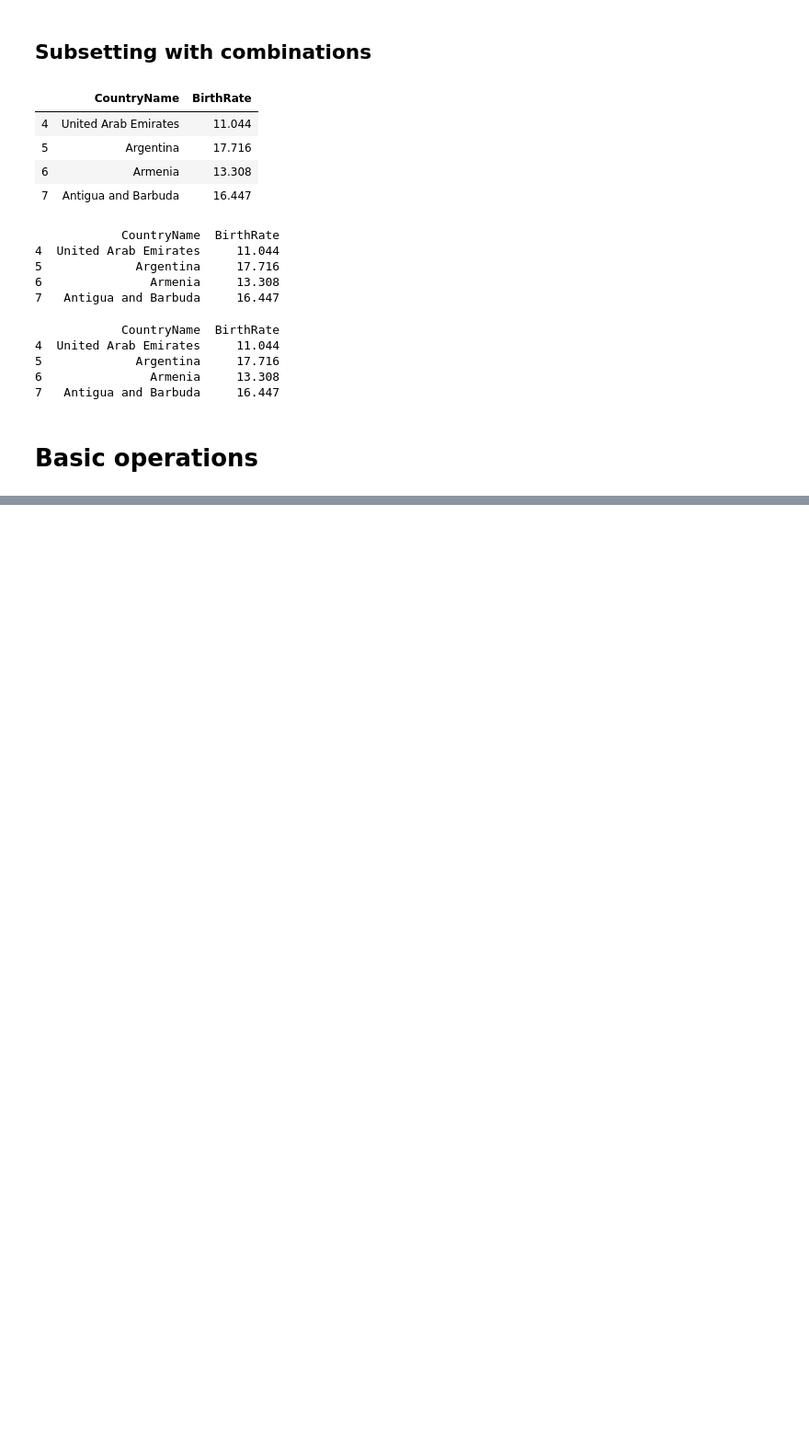
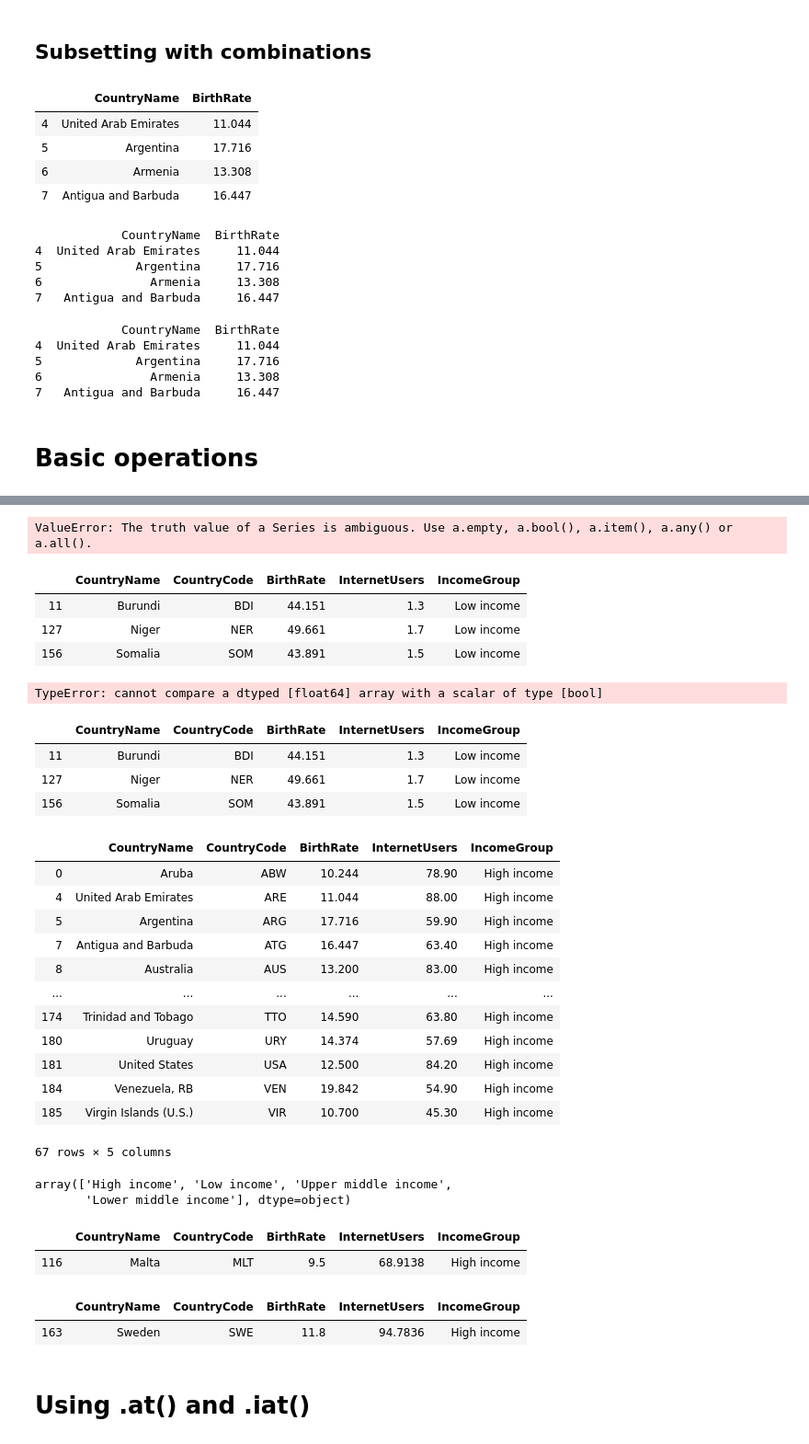
Before and after one commit to golgor/python-courses, a Jupyter notebook: Module 4/4.3 Dataframes.ipynb, the cells around one changed output, grey strips where cells are left out. Shown at 92% size. Saved outputs shown, nothing was run; the diff lists cells and outputs as text; code cells hidden in the pictures; blank space fills up the shorter version.

```diff
--- a/Module 4/4.3 Dataframes.ipynb
+++ b/Module 4/4.3 Dataframes.ipynb
@@ -218,0 +275,2 @@ print(stats[["CountryName", "BirthRate"]][4:8])
+# %%
+stats = stats.drop("MyCalc", 1)
@@ -218,0 +307,60 @@ print(stats[["CountryName", "BirthRate"]][4:8])
+# %%
+# Combining filters does not work with keywoard "and". "and" assumes a single value, not a list or array of True / False
+stats[filter1 and filter2]
+# %% [output]
+ValueError: The truth value of a Series is ambiguous. Use a.empty, a.bool(), a.item(), a.any() or a.all().
+# %%
+# Need to use '&' as it is bitwise
+stats[filter1 & filter2]
+# %% [output]
+|  | CountryName | CountryCode | BirthRate | InternetUsers | IncomeGroup |
+| 11 | Burundi | BDI | 44.151 | 1.3 | Low income |
+| 127 | Niger | NER | 49.661 | 1.7 | Low income |
+| 156 | Somalia | SOM | 43.891 | 1.5 | Low income |
+# %%
+# Gives error due to order of operations!
+stats[stats.InternetUsers < 2 & stats.BirthRate > 40]
+# %% [output]
+TypeError: cannot compare a dtyped [float64] array with a scalar of type [bool]
+# %%
+# Fix with parenteses
+stats[(stats.InternetUsers < 2) & (stats.BirthRate > 40)]
+# %% [output]
+|  | CountryName | CountryCode | BirthRate | InternetUsers | IncomeGroup |
+| 11 | Burundi | BDI | 44.151 | 1.3 | Low income |
+| 127 | Niger | NER | 49.661 | 1.7 | Low income |
+| 156 | Somalia | SOM | 43.891 | 1.5 | Low income |
+# %%
+stats[stats.IncomeGroup == "High income"]
+# %% [output]
+|  | CountryName | CountryCode | BirthRate | InternetUsers | IncomeGroup |
+| 0 | Aruba | ABW | 10.244 | 78.90 | High income |
+| 4 | United Arab Emirates | ARE | 11.044 | 88.00 | High income |
+| 5 | Argentina | ARG | 17.716 | 59.90 | High income |
+| 7 | Antigua and Barbuda | ATG | 16.447 | 63.40 | High income |
+| 8 | Australia | AUS | 13.200 | 83.00 | High income |
+| ... | ... | ... | ... | ... | ... |
+| 174 | Trinidad and Tobago | TTO | 14.590 | 63.80 | High income |
+| 180 | Uruguay | URY | 14.374 | 57.69 | High income |
+| 181 | United States | USA | 12.500 | 84.20 | High income |
+| 184 | Venezuela, RB | VEN | 19.842 | 54.90 | High income |
+| 185 | Virgin Islands (U.S.) | VIR | 10.700 | 45.30 | High income |
+67 rows × 5 columns
+# %%
+# How to get all different values in a column. Unique lists all different values
+stats.IncomeGroup.unique()
+# %% [output]
+array(['High income', 'Low income', 'Upper middle income',
+       'Lower middle income'], dtype=object)
+# %%
+stats[stats.CountryName == "Malta"]
+# %% [output]
+|  | CountryName | CountryCode | BirthRate | InternetUsers | IncomeGroup |
+| 116 | Malta | MLT | 9.5 | 68.9138 | High income |
+# %%
+stats[stats.CountryName == "Sweden"]
+# %% [output]
+|  | CountryName | CountryCode | BirthRate | InternetUsers | IncomeGroup |
+| 163 | Sweden | SWE | 11.8 | 94.7836 | High income |
+# %% [markdown]
+# Using .at() and .iat()
```
Also changed, not shown: parts of 14 cells of this notebook, 1 other file.
